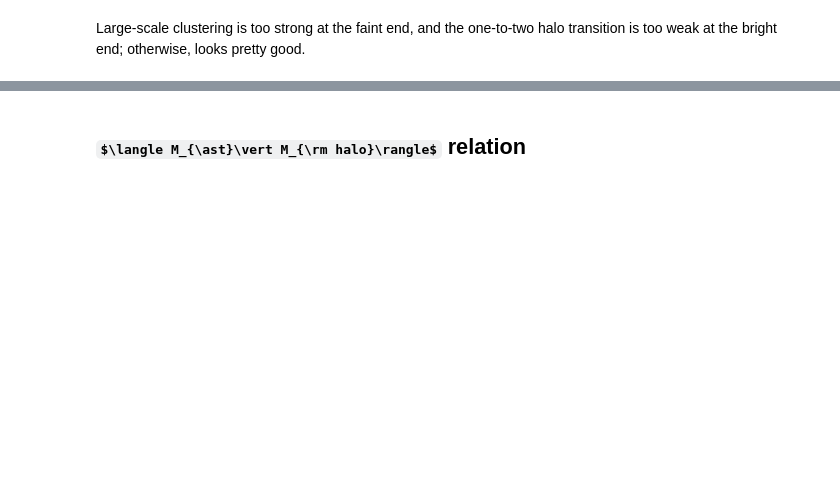
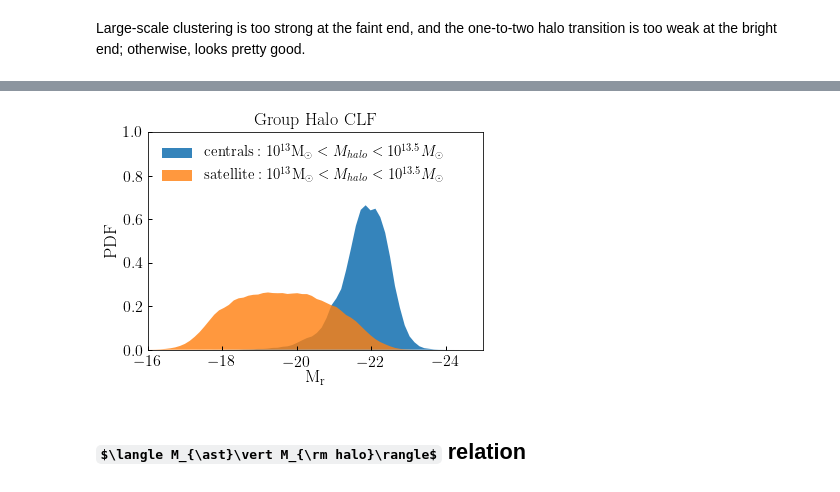
Before and after one commit to LSSTDESC/cosmodc2, a Jupyter notebook: notebooks/demo_protoDC2_v4.ipynb, the cells around one changed output, grey strips where cells are left out. Drawn from its saved outputs; the diff is of its cells as text; code cells hidden in the pictures; some formulas as TeX source; blank space fills up the shorter version.

```diff
--- a/notebooks/demo_protoDC2_v4.ipynb
+++ b/notebooks/demo_protoDC2_v4.ipynb
@@ -233,3 +231,34 @@ title = ax.set_title(r'${\rm Cluster\ CLF$')
+# %%
+cenmask = mock['upid'] == -1
+lowm, highm = 13., 13.5
+halo_mask = (mock['host_halo_mvir'] > 10**lowm) & (mock['host_halo_mvir'] < 10**highm)
+
+num_clusters = np.count_nonzero(cenmask & halo_mask)
+
+fig, ax = plt.subplots(1, 1)
+
+from scipy.stats import gaussian_kde
+kde_sats = gaussian_kde(mock['restframe_extincted_sdss_abs_magr'][halo_mask & ~cenmask])
+kde_cens = gaussian_kde(mock['restframe_extincted_sdss_abs_magr'][halo_mask & cenmask])
+
+x = np.linspace(-12, -25, 100)
+sats_pdf = kde_sats.evaluate(x)
+cens_pdf = kde_cens.evaluate(x)
+
+__=ax.fill(x, cens_pdf, alpha=0.9,
+           label=r'${\rm centrals: 10^{13}M_{\odot}} < M_{halo} < 10^{13.5}M_{\odot}}$')
+__=ax.fill(x, sats_pdf, alpha=0.8,
+           label=r'${\rm satellite: 10^{13}M_{\odot}} < M_{halo} < 10^{13.5}M_{\odot}}$')
+
+legend = ax.legend(loc='upper left')
+
+ylim = ax.set_ylim(0, 1)
+xlim = ax.set_xlim(-16, -25)
+xlabel = ax.set_xlabel(r'${\rm M_{\rm r}}$')
+ylabel = ax.set_ylabel(r'${\rm PDF}$')
+title = ax.set_title(r'${\rm Group\ Halo\ CLF}$')
+# %% [output]
+[figure, added]
 # %% [markdown]
 ## $\langle M_{\ast}\vert M_{\rm halo}\rangle$ relation
 # %%
```
Also changed, not shown: parts of 6 cells of this notebook.
